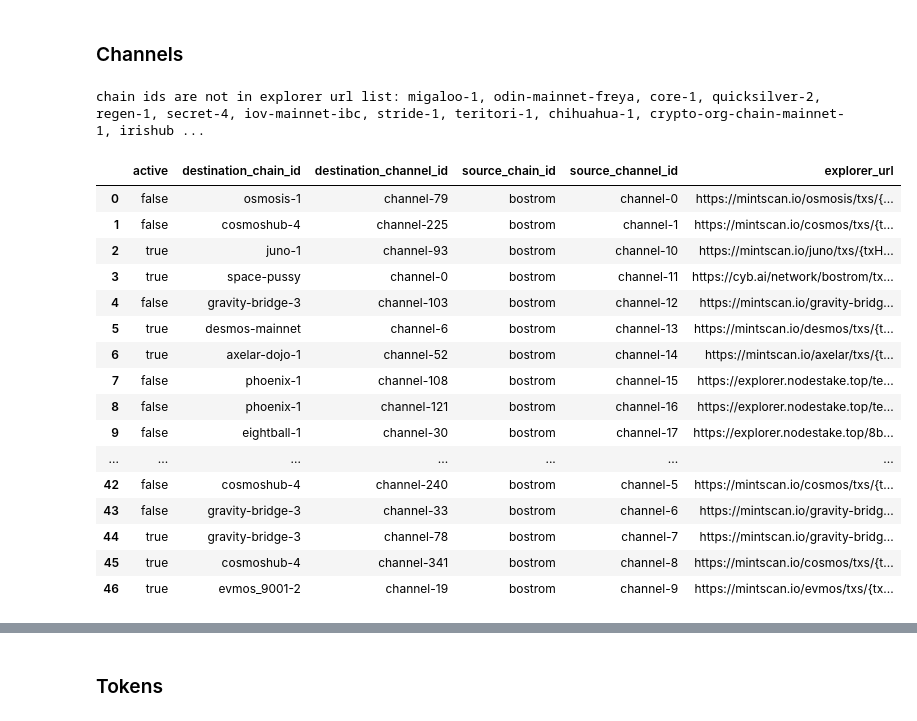
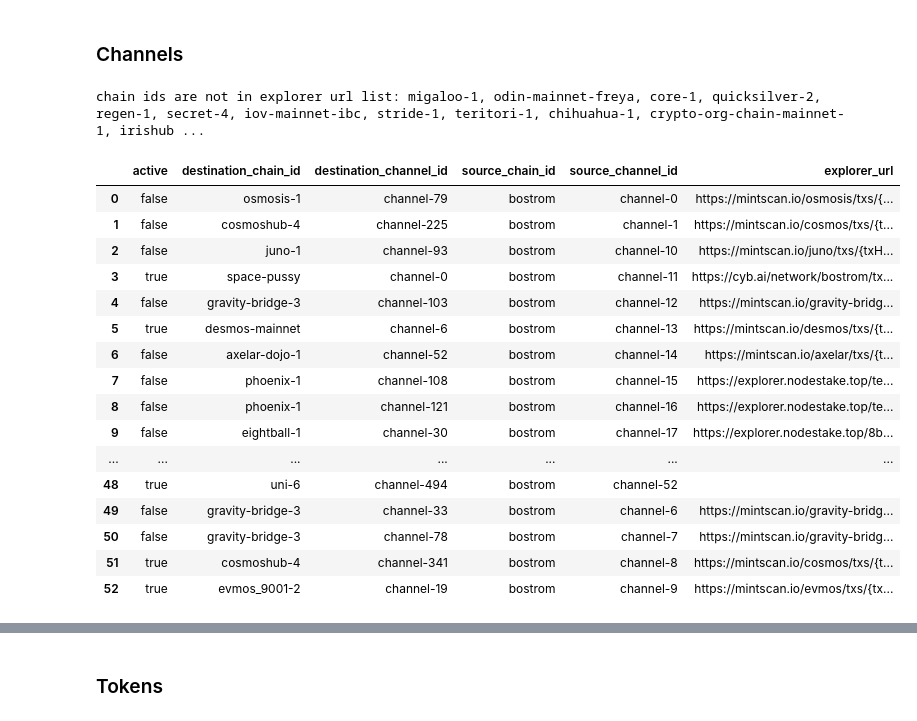
Before and after one commit to Snedashkovsky/cw-cyber-scripts, a Jupyter notebook: hub/hub_generate_upload_data.ipynb, the cells around one changed output, grey strips where cells are left out. Cells and saved outputs as stored; diff of their text form; code cells hidden in the pictures.

Commit message:
- update channels status

```diff
--- a/hub/hub_generate_upload_data.ipynb
+++ b/hub/hub_generate_upload_data.ipynb
@@ -196,42 +201,44 @@ APPROVED_ACTIVE_CHANNELS = [
 # %%
 channels_raw_json = \
     get_json_from_bash_query(bash_command=f'cyber query ibc channel channels -o=json --node={NODE_RPC_URL}')['channels']
 channels_raw_json = [
     {
         'active': 'true' if channel_raw['channel_id'] not in BOSTROM_INACTIVE_CHANNELS else 'false',
         'destination_chain_id': get_json_from_bash_query(
             bash_command=f'cyber query ibc channel client-state transfer {channel_raw["channel_id"]} -o=json --node={NODE_RPC_URL}'
         )['client_state']['chain_id'],
         'destination_channel_id': channel_raw['counterparty']['channel_id'],
         'source_chain_id': 'bostrom',
         'source_channel_id': channel_raw['channel_id']
     }
-    for channel_raw in channels_raw_json
+    for channel_raw in tqdm(channels_raw_json)
 ]
-print(f"chain ids are not in explorer url list: {', '.join([channel['destination_chain_id'] for channel in channels_raw_json if channel['destination_chain_id'] not in EXPLORER_URL.keys()])}")
+print(
+    f"chain ids are not in explorer url list: {', '.join([channel['destination_chain_id'] for channel in channels_raw_json if channel['destination_chain_id'] not in EXPLORER_URL.keys()])}")
 channels_raw_json = [dict(channel,
                           **{'explorer_url':
-                                 EXPLORER_URL[channel['destination_chain_id']] if channel['destination_chain_id'] in EXPLORER_URL.keys() else ''})
+                                 EXPLORER_URL[channel['destination_chain_id']] if channel[
+                                                                                      'destination_chain_id'] in EXPLORER_URL.keys() else ''})
                      for channel in channels_raw_json]
 channels_df = pd.DataFrame(channels_raw_json)
 channels_df
 # %% [output]
 chain ids are not in explorer url list: migaloo-1, odin-mainnet-freya, core-1, quicksilver-2, regen-1, secret-4, iov-mainnet-ibc, stride-1, teritori-1, chihuahua-1, crypto-org-chain-mainnet-1, irishub ...
 |  | active | destination_chain_id | destination_channel_id | source_chain_id | source_channel_id | explorer_url |
 | 0 | false | osmosis-1 | channel-79 | bostrom | channel-0 | https://mintscan.io/osmosis/txs/{... |
 | 1 | false | cosmoshub-4 | channel-225 | bostrom | channel-1 | https://mintscan.io/cosmos/txs/{t... |
-| 2 | true | juno-1 | channel-93 | bostrom | channel-10 | https://mintscan.io/juno/txs/{txH... |
+| 2 | false | juno-1 | channel-93 | bostrom | channel-10 | https://mintscan.io/juno/txs/{txH... |
 | 3 | true | space-pussy | channel-0 | bostrom | channel-11 | https://cyb.ai/network/bostrom/tx... |
 | 4 | false | gravity-bridge-3 | channel-103 | bostrom | channel-12 | https://mintscan.io/gravity-bridg... |
 | 5 | true | desmos-mainnet | channel-6 | bostrom | channel-13 | https://mintscan.io/desmos/txs/{t... |
-| 6 | true | axelar-dojo-1 | channel-52 | bostrom | channel-14 | https://mintscan.io/axelar/txs/{t... |
+| 6 | false | axelar-dojo-1 | channel-52 | bostrom | channel-14 | https://mintscan.io/axelar/txs/{t... |
 | 7 | false | phoenix-1 | channel-108 | bostrom | channel-15 | https://explorer.nodestake.top/te... |
 | 8 | false | phoenix-1 | channel-121 | bostrom | channel-16 | https://explorer.nodestake.top/te... |
 | 9 | false | eightball-1 | channel-30 | bostrom | channel-17 | https://explorer.nodestake.top/8b... |
 | ... | ... | ... | ... | ... | ... | ... |
-| 42 | false | cosmoshub-4 | channel-240 | bostrom | channel-5 | https://mintscan.io/cosmos/txs/{t... |
-| 43 | false | gravity-bridge-3 | channel-33 | bostrom | channel-6 | https://mintscan.io/gravity-bridg... |
-| 44 | true | gravity-bridge-3 | channel-78 | bostrom | channel-7 | https://mintscan.io/gravity-bridg... |
-| 45 | true | cosmoshub-4 | channel-341 | bostrom | channel-8 | https://mintscan.io/cosmos/txs/{t... |
-| 46 | true | evmos_9001-2 | channel-19 | bostrom | channel-9 | https://mintscan.io/evmos/txs/{tx... |
+| 48 | true | uni-6 | channel-494 | bostrom | channel-52 |  |
+| 49 | false | gravity-bridge-3 | channel-33 | bostrom | channel-6 | https://mintscan.io/gravity-bridg... |
+| 50 | false | gravity-bridge-3 | channel-78 | bostrom | channel-7 | https://mintscan.io/gravity-bridg... |
+| 51 | true | cosmoshub-4 | channel-341 | bostrom | channel-8 | https://mintscan.io/cosmos/txs/{t... |
+| 52 | true | evmos_9001-2 | channel-19 | bostrom | channel-9 | https://mintscan.io/evmos/txs/{tx... |
 # %%
```
Also changed, not shown: parts of 11 cells of this notebook, 1 other file.
